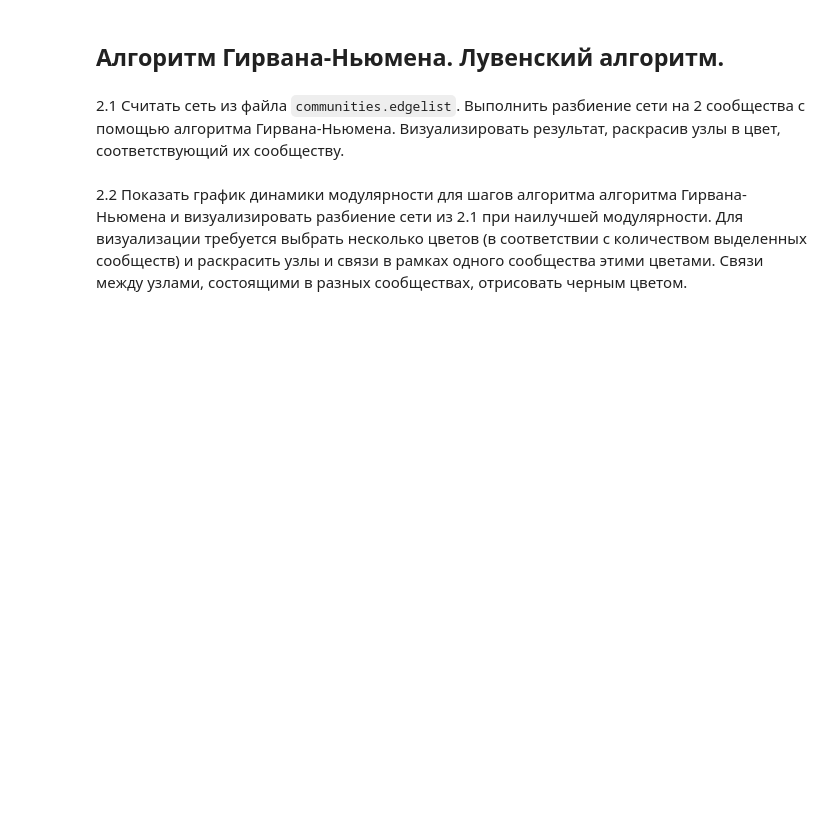
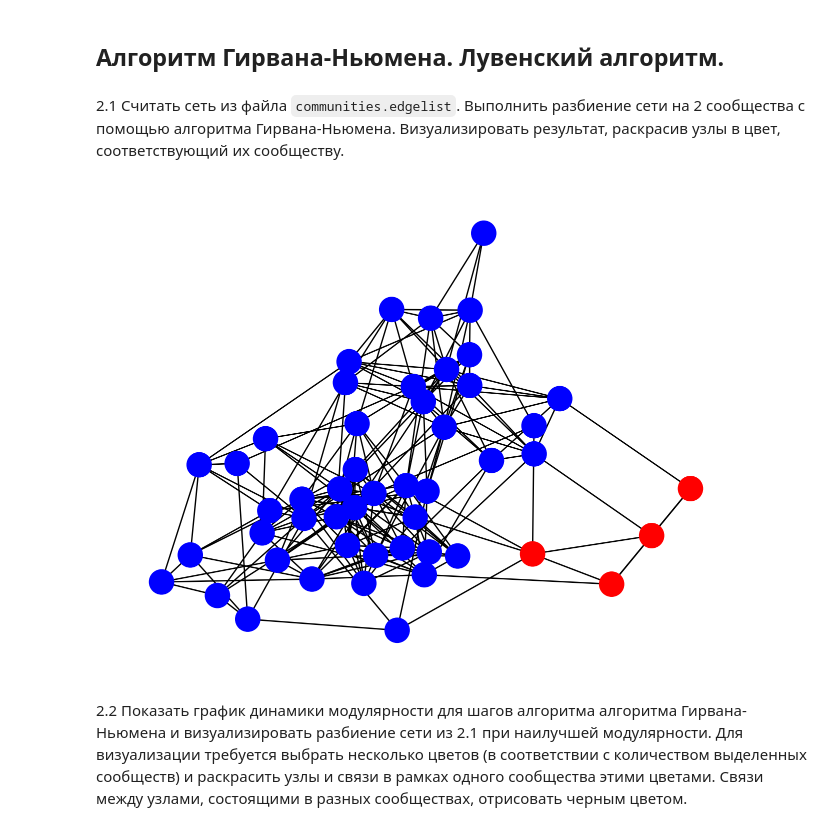
Before and after one commit to AndBoyS/fu-gml-seminars-public, a Jupyter notebook: 03_community/03_community_Фамилия_Имя_Группа.ipynb, the cells around one changed output. Cells and saved outputs as stored; diff of their text form; code cells hidden in the pictures; blank space fills up the shorter version.

```diff
--- a/03_community/03_community_Фамилия_Имя_Группа.ipynb
+++ b/03_community/03_community_Фамилия_Имя_Группа.ipynb
@@ -49,6 +46,31 @@ __Авторы задач: Макрушин С.В (SVMakrushin@fa.ru), Блох
 ## Алгоритм Гирвана-Ньюмена. Лувенский алгоритм.
 # %% [markdown]
 2.1 Считать сеть из файла `communities.edgelist`. Выполнить разбиение сети на 2 сообщества с помощью алгоритма Гирвана-Ньюмена. Визуализировать результат, раскрасив узлы в цвет, соответствующий их сообществу.
+# %%
+G = nx.read_edgelist('data/communities.edgelist')
+partitions = list(nx.community.girvan_newman(G))
+
+for partition in partitions:
+    if len(partition) == 2:
+        break
+
+node_to_color = {}
+for i, group in enumerate(partition):
+    if i == 0:
+        color = 'red'
+    elif i == 1:
+        color = 'blue'
+    else:
+        raise ValueError('Ожидалось только две группы')
+
+    for node in group:
+        node_to_color[node] = color
+
+node_colors = [node_to_color[node] for node in G.nodes]
+
+nx.draw(G, node_color=node_colors)
+# %% [output]
+[figure, added]
 # %% [markdown]
 2.2 Показать график динамики модулярности для шагов алгоритма алгоритма Гирвана-Ньюмена и визуализировать разбиение сети из 2.1 при наилучшей модулярности. Для визуализации требуется выбрать несколько цветов (в соответствии с количеством выделенных сообществ) и раскрасить узлы и связи в рамках одного сообщества этими цветами. Связи между узлами, состоящими в разных сообществах, отрисовать черным цветом.
 # %% [markdown]
```
Also changed, not shown: parts of 1 cell of this notebook.
